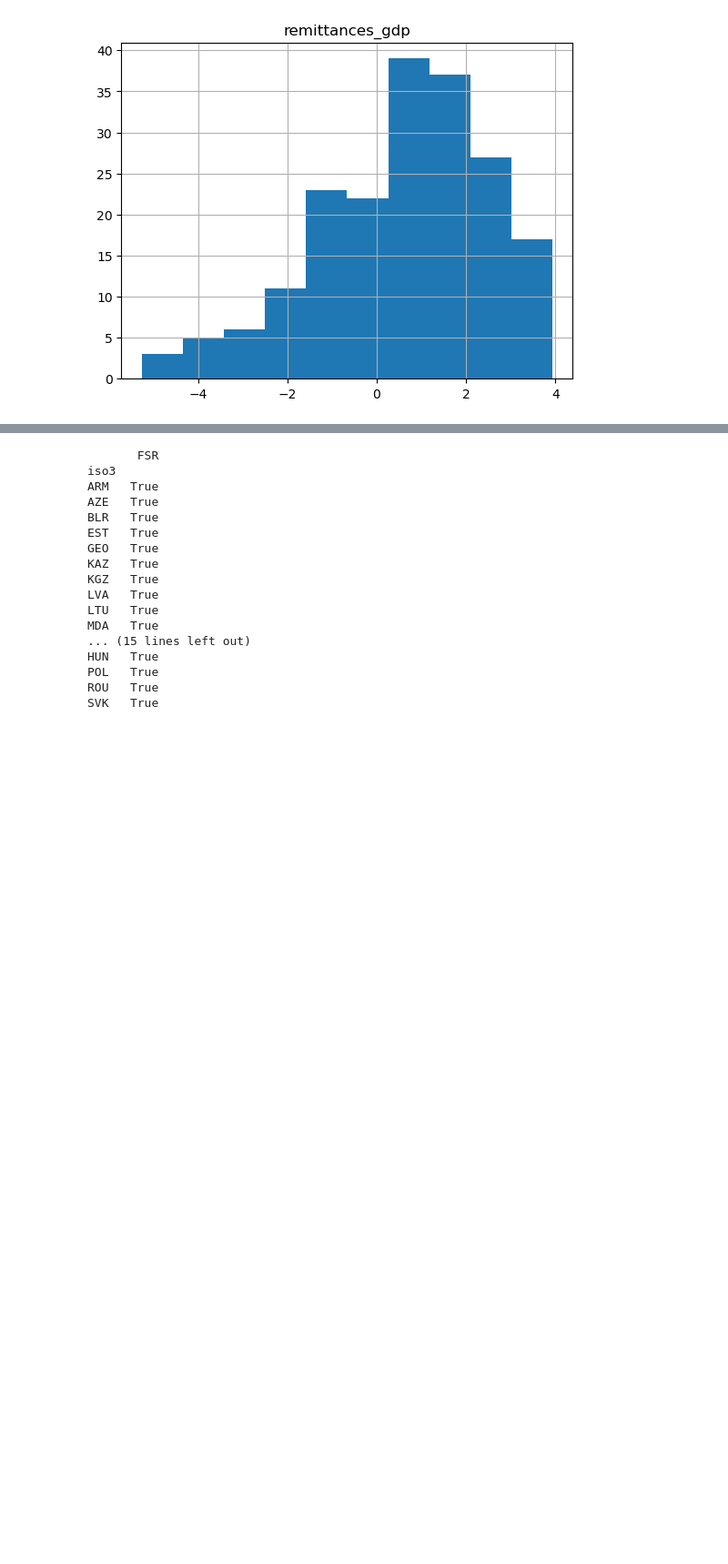
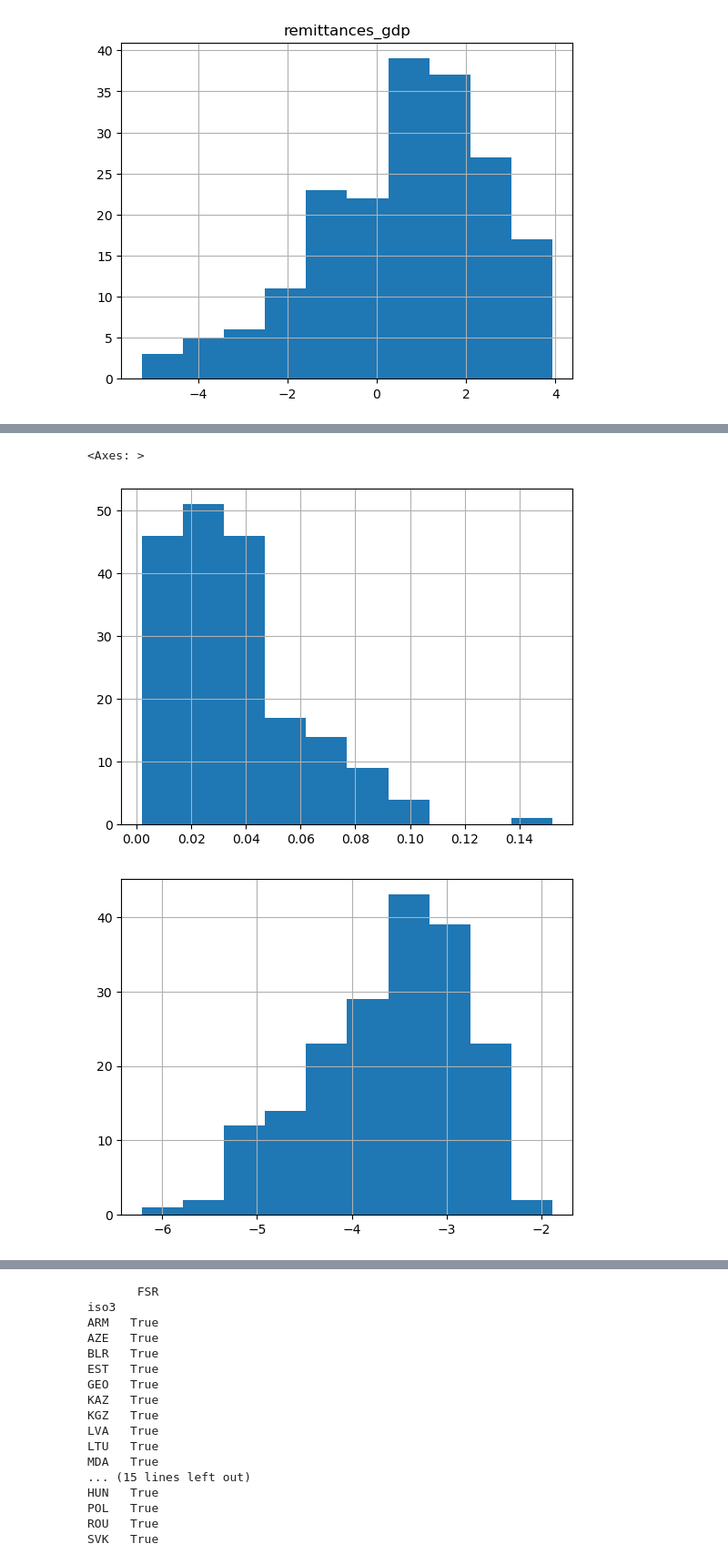
Before and after one commit to rmiddelanis/global-unbreakable-model, a Jupyter notebook: missing_aspire_regression.ipynb, the cells around one changed output, grey strips where cells are left out. Shown at 91% size. Saved outputs shown, nothing was run; the diff lists cells and outputs as text; code cells hidden in the pictures; blank space fills up the shorter version.

```diff
--- a/missing_aspire_regression.ipynb
+++ b/missing_aspire_regression.ipynb
@@ -144,2 +217,11 @@ array([[<Axes: title={'center': 'ILO_social'}>]], dtype=object)
+# %%
+plt.subplots()
+health_expenditure.hist()
+plt.subplots()
+np.log(health_expenditure[health_expenditure > 0]).hist()
+# %% [output]
+<Axes: >
+[figure, added]
+[figure, added]
 # %%
 pension_coverage = pd.read_excel("./inputs/social_share_regression/ILO/wcms_tableA4.2.xlsx", na_values='…').iloc[29:, [2, 15]]
```
Also changed, not shown: parts of 88 cells of this notebook, 3 other files.
